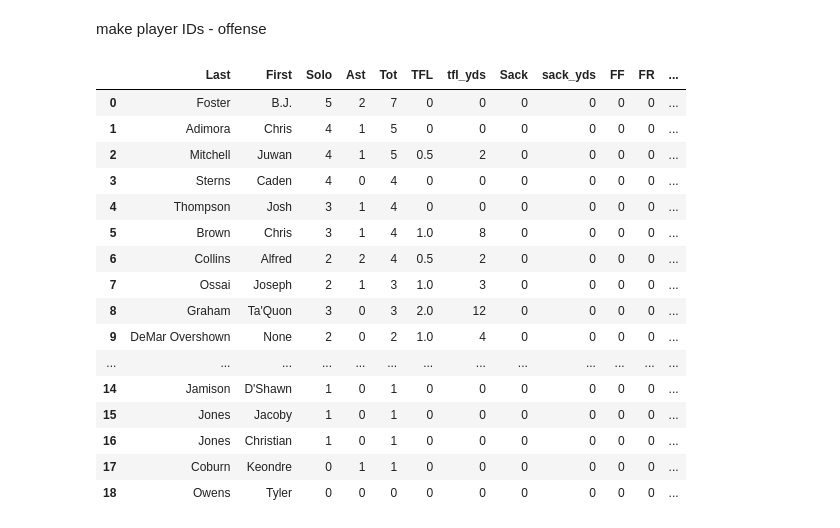
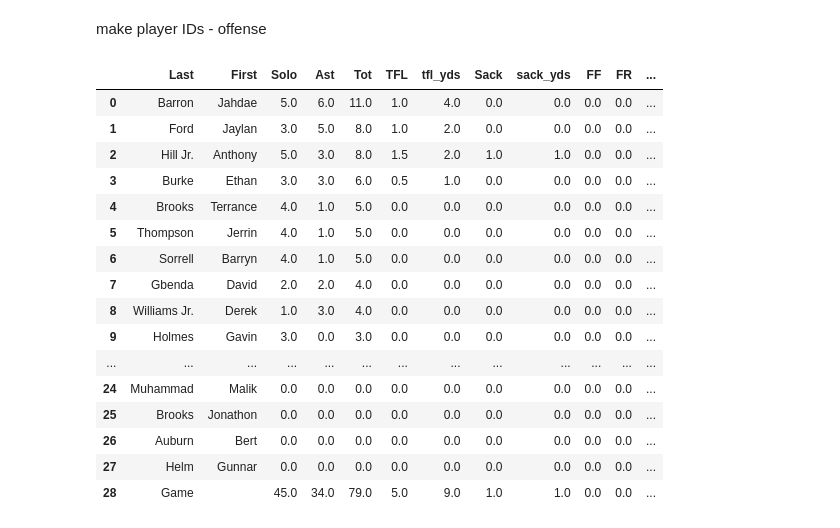
Before and after one commit to SamQueralt/ut_football_history, a Jupyter notebook: texas_football_scrape.ipynb, the cells around one changed output. Drawn from its saved outputs; the diff is of its cells as text; code cells hidden in the pictures.

Commit message:
master_def_3 is done

```diff
--- a/texas_football_scrape.ipynb
+++ b/texas_football_scrape.ipynb
@@ -1529,7 +1541,7 @@ defs = {'Last' : [],
        'tfl_yds' : [],
        'FF' : [],
        'FR' : [],
-       'fr_yd' : [],
+       'fr_yds' : [],
        'Int' : [],
        'int_yds' : [],
        'BrUp' : [],
@@ -1692,7 +1704,7 @@ for i in tqdm(range(len(links_2015_2022)), desc = "Database building..."):
 
     full_game_stats = full_game_stats.fillna(0)
 
-    full_def_stats = master_def_3(tables, home_team)
+    full_def_stats = def_scrape_3(tables, home_team, year_frame)
 
     full_game_stats['GameID'] = gameid
     full_game_stats['Date'] = date
@@ -1722,6 +1734,7 @@ for i in tqdm(range(len(links_2015_2022)), desc = "Database building..."):
     full_game_data = pd.DataFrame()
 
 master_stats_3.to_csv("master_stats_3.csv", index = False)
+master_def_3.to_csv("master_def_3.csv", index = False)
 
 driver.quit()
 # %% [markdown]
@@ -2381,7 +2394,7 @@ master_stats_test['PlayerID'] = master_stats_test['PlayerID'].astype(str).str.zf
 
 master_stats_test.to_csv('master_stats_final.csv', index = False)
 # %%
-url = 'https://texassports.com/sports/football/stats/2020/texas-tech/boxscore/13563'
+url = 'https://texassports.com/sports/football/stats/2023/oklahoma/boxscore/15533'
 
 response = make_request(url)
 soup = BeautifulSoup(response, 'html.parser')
@@ -2429,7 +2442,7 @@ date = datetime.strptime(date, "%m/%d/%Y")
 # make gameid
 gameid = away_team.replace(" ", "").lower() + '_' + home_team.replace(" ", "").lower() + '_' + str(date.month) + '_' + str(date.day) + '_' + str(date.year)
 
-def master_def_3(tables, home_team):
+def master_def_3(tables, home_team, year_frame):
     if home_team == 'texas':
         tex_def = tables[7]
     else:
@@ -2442,8 +2455,9 @@ def master_def_3(tables, home_team):
     tex_def_stats_final = []
     for i in range(len(tex_def_stats)):
         temp = tex_def_stats[i]
+        temp = temp.replace('--', '-')
         if temp == '-':
-            temp = 0
+            temp = float(0)
         defender_temp.append(temp)
         if len(defender_temp)/16 == 1:
             del defender_temp[12]
@@ -2458,52 +2472,65 @@ def master_def_3(tables, home_team):
 
     tex_def_stats_final = pd.DataFrame(tex_def_stats_final)
     tex_def_stats_final.columns = ['LastFirst','Solo','Ast','Tot','TFL,tfl_yds','Sack,sack_yds','FF','FR,fr_yd','Int,int_yds','BrUp','Blkd','QH']
 
-    tex_def_stats_final[['Last', 'First']] = tex_def_stats_final['LastFirst'].str.split(',', expand=True)
+    if year_frame == '2018' or year_frame == '2019':
+        tex_def_stats_final[['Last', 'First']] = tex_def_stats_final['LastFirst'].str.split(' ', n=1, expand=True)
+    else:
+        tex_def_stats_final[['Last', 'First']] = tex_def_stats_final['LastFirst'].str.split(',', expand=True)
     tex_def_stats_final.drop(columns=['LastFirst'], inplace=True)
 
     tex_def_stats_final[['TFL', 'tfl_yds']] = tex_def_stats_final['TFL,tfl_yds'].str.split('/', expand=True)
     tex_def_stats_final.drop(columns=['TFL,tfl_yds'], inplace=True)
 
     tex_def_stats_final[['FR', 'fr_yds']] = tex_def_stats_final['FR,fr_yd'].str.split('/', expand=True)
     tex_def_stats_final.drop(columns=['FR,fr_yd'], inplace=True)
 
     tex_def_stats_final[['Sack', 'sack_yds']] = tex_def_stats_final['Sack,sack_yds'].str.split('/', expand=True)
     tex_def_stats_final.drop(columns=['Sack,sack_yds'], inplace=True)
 
-    tex_def_stats_final['Int'] = 0
-    tex_def_stats_final['int_yds'] = 0
+    tex_def_stats_final['Int'] = float(0)
+    tex_def_stats_final['int_yds'] = float(0)
     for i, value in tex_def_stats_final['Int,int_yds'].items():
         if value != 0:
             int_lst = value.split('-')
 
             tex_def_stats_final.at[i, 'Int'] = int(int_lst[0])
             tex_def_stats_final.at[i, 'int_yds'] = int(int_lst[1])
         else:
-            tex_def_stats_final.at[i, 'Int'] = 0
-            tex_def_stats_final.at[i, 'int_yds'] = 0
+            tex_def_stats_final.at[i, 'Int'] = float(0)
+            tex_def_stats_final.at[i, 'int_yds'] = float(0)
     tex_def_stats_final.drop(columns=['Int,int_yds'], inplace=True)
 
-    tex_def_stats_final.replace('-', 0, inplace=True)
+    tex_def_stats_final.replace('-', float(0), inplace=True)
 
     tex_def_stats_final = tex_def_stats_final[['Last','First','Solo','Ast','Tot','TFL','tfl_yds','Sack','sack_yds','FF','FR','fr_yds','Int','int_yds','BrUp','Blkd','QH']]
 
+    for i in range(2, len(tex_def_stats_final.columns)):
+        tex_def_stats_final[tex_def_stats_final.columns[i]] = tex_def_stats_final[tex_def_stats_final.columns[i]].astype(float)
+
+    total_row = tex_def_stats_final.select_dtypes(include=float).sum(axis=0)
+    total_row['Last'] = 'Game'
+    total_row['First'] = ''
+    tex_def_stats_final = pd.concat([tex_def_stats_final, total_row.to_frame().T], ignore_index=True) #tex_def_stats_final.append(total_row, ignore_index=True)
+
     return tex_def_stats_final
+
+master_def_3(tables, home_team, '2023')
 # %% [output]
 |  | Last | First | Solo | Ast | Tot | TFL | tfl_yds | Sack | sack_yds | FF | FR | ... |
-| 0 | Foster | B.J. | 5 | 2 | 7 | 0 | 0 | 0 | 0 | 0 | 0 | ... |
-| 1 | Adimora | Chris | 4 | 1 | 5 | 0 | 0 | 0 | 0 | 0 | 0 | ... |
-| 2 | Mitchell | Juwan | 4 | 1 | 5 | 0.5 | 2 | 0 | 0 | 0 | 0 | ... |
-| 3 | Sterns | Caden | 4 | 0 | 4 | 0 | 0 | 0 | 0 | 0 | 0 | ... |
-| 4 | Thompson | Josh | 3 | 1 | 4 | 0 | 0 | 0 | 0 | 0 | 0 | ... |
-| 5 | Brown | Chris | 3 | 1 | 4 | 1.0 | 8 | 0 | 0 | 0 | 0 | ... |
-| 6 | Collins | Alfred | 2 | 2 | 4 | 0.5 | 2 | 0 | 0 | 0 | 0 | ... |
-| 7 | Ossai | Joseph | 2 | 1 | 3 | 1.0 | 3 | 0 | 0 | 0 | 0 | ... |
-| 8 | Graham | Ta'Quon | 3 | 0 | 3 | 2.0 | 12 | 0 | 0 | 0 | 0 | ... |
-| 9 | DeMar Overshown | None | 2 | 0 | 2 | 1.0 | 4 | 0 | 0 | 0 | 0 | ... |
+| 0 | Barron | Jahdae | 5.0 | 6.0 | 11.0 | 1.0 | 4.0 | 0.0 | 0.0 | 0.0 | 0.0 | ... |
+| 1 | Ford | Jaylan | 3.0 | 5.0 | 8.0 | 1.0 | 2.0 | 0.0 | 0.0 | 0.0 | 0.0 | ... |
+| 2 | Hill Jr. | Anthony | 5.0 | 3.0 | 8.0 | 1.5 | 2.0 | 1.0 | 1.0 | 0.0 | 0.0 | ... |
+| 3 | Burke | Ethan | 3.0 | 3.0 | 6.0 | 0.5 | 1.0 | 0.0 | 0.0 | 0.0 | 0.0 | ... |
+| 4 | Brooks | Terrance | 4.0 | 1.0 | 5.0 | 0.0 | 0.0 | 0.0 | 0.0 | 0.0 | 0.0 | ... |
+| 5 | Thompson | Jerrin | 4.0 | 1.0 | 5.0 | 0.0 | 0.0 | 0.0 | 0.0 | 0.0 | 0.0 | ... |
+| 6 | Sorrell | Barryn | 4.0 | 1.0 | 5.0 | 0.0 | 0.0 | 0.0 | 0.0 | 0.0 | 0.0 | ... |
+| 7 | Gbenda | David | 2.0 | 2.0 | 4.0 | 0.0 | 0.0 | 0.0 | 0.0 | 0.0 | 0.0 | ... |
+| 8 | Williams Jr. | Derek | 1.0 | 3.0 | 4.0 | 0.0 | 0.0 | 0.0 | 0.0 | 0.0 | 0.0 | ... |
+| 9 | Holmes | Gavin | 3.0 | 0.0 | 3.0 | 0.0 | 0.0 | 0.0 | 0.0 | 0.0 | 0.0 | ... |
 | ... | ... | ... | ... | ... | ... | ... | ... | ... | ... | ... | ... | ... |
-| 14 | Jamison | D'Shawn | 1 | 0 | 1 | 0 | 0 | 0 | 0 | 0 | 0 | ... |
-| 15 | Jones | Jacoby | 1 | 0 | 1 | 0 | 0 | 0 | 0 | 0 | 0 | ... |
-| 16 | Jones | Christian | 1 | 0 | 1 | 0 | 0 | 0 | 0 | 0 | 0 | ... |
-| 17 | Coburn | Keondre | 0 | 1 | 1 | 0 | 0 | 0 | 0 | 0 | 0 | ... |
-| 18 | Owens | Tyler | 0 | 0 | 0 | 0 | 0 | 0 | 0 | 0 | 0 | ... |
+| 24 | Muhammad | Malik | 0.0 | 0.0 | 0.0 | 0.0 | 0.0 | 0.0 | 0.0 | 0.0 | 0.0 | ... |
+| 25 | Brooks | Jonathon | 0.0 | 0.0 | 0.0 | 0.0 | 0.0 | 0.0 | 0.0 | 0.0 | 0.0 | ... |
+| 26 | Auburn | Bert | 0.0 | 0.0 | 0.0 | 0.0 | 0.0 | 0.0 | 0.0 | 0.0 | 0.0 | ... |
+| 27 | Helm | Gunnar | 0.0 | 0.0 | 0.0 | 0.0 | 0.0 | 0.0 | 0.0 | 0.0 | 0.0 | ... |
+| 28 | Game |  | 45.0 | 34.0 | 79.0 | 5.0 | 9.0 | 1.0 | 1.0 | 0.0 | 0.0 | ... |
```
Also changed, not shown: parts of 1 cell of this notebook, 1 other file.
